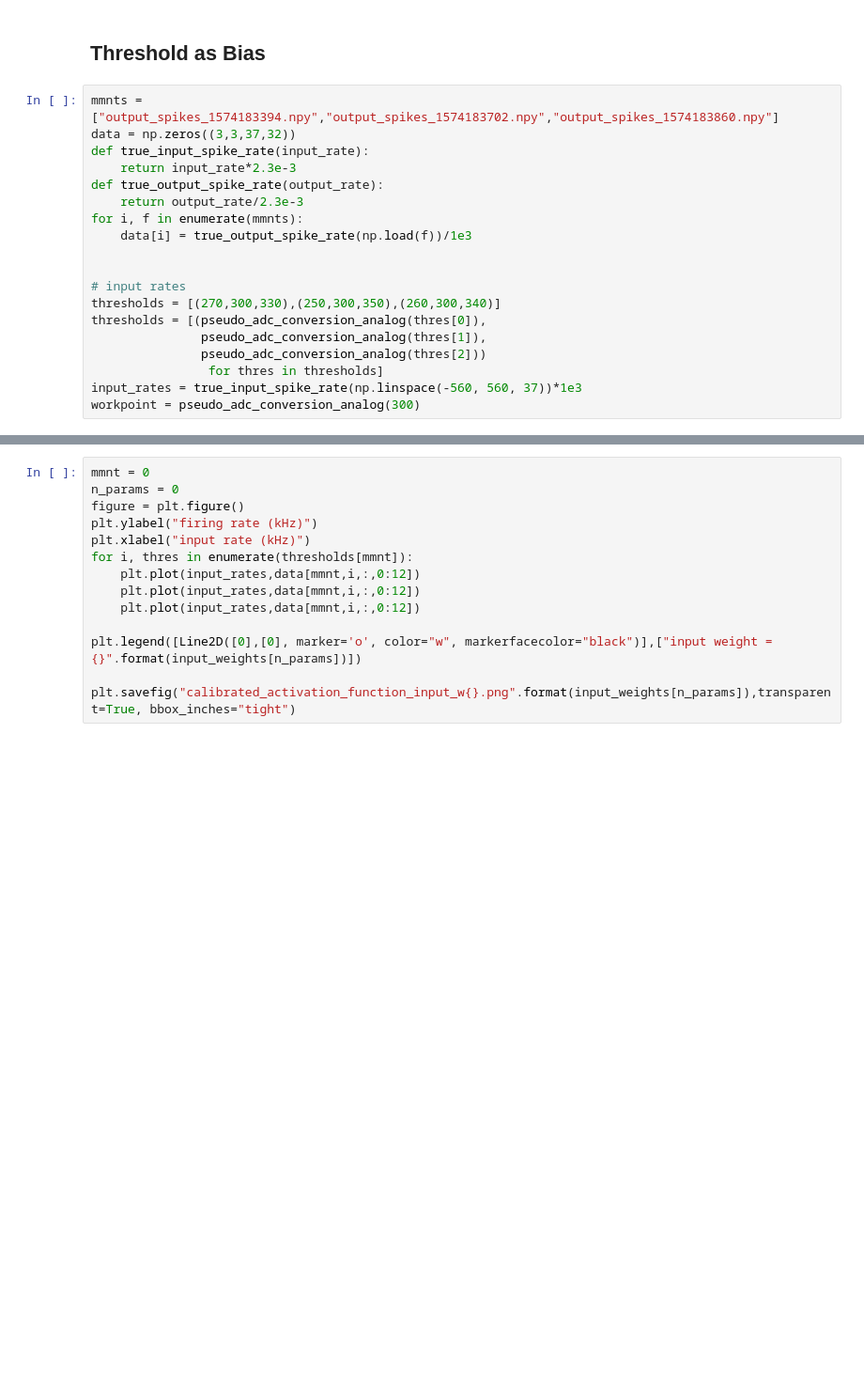
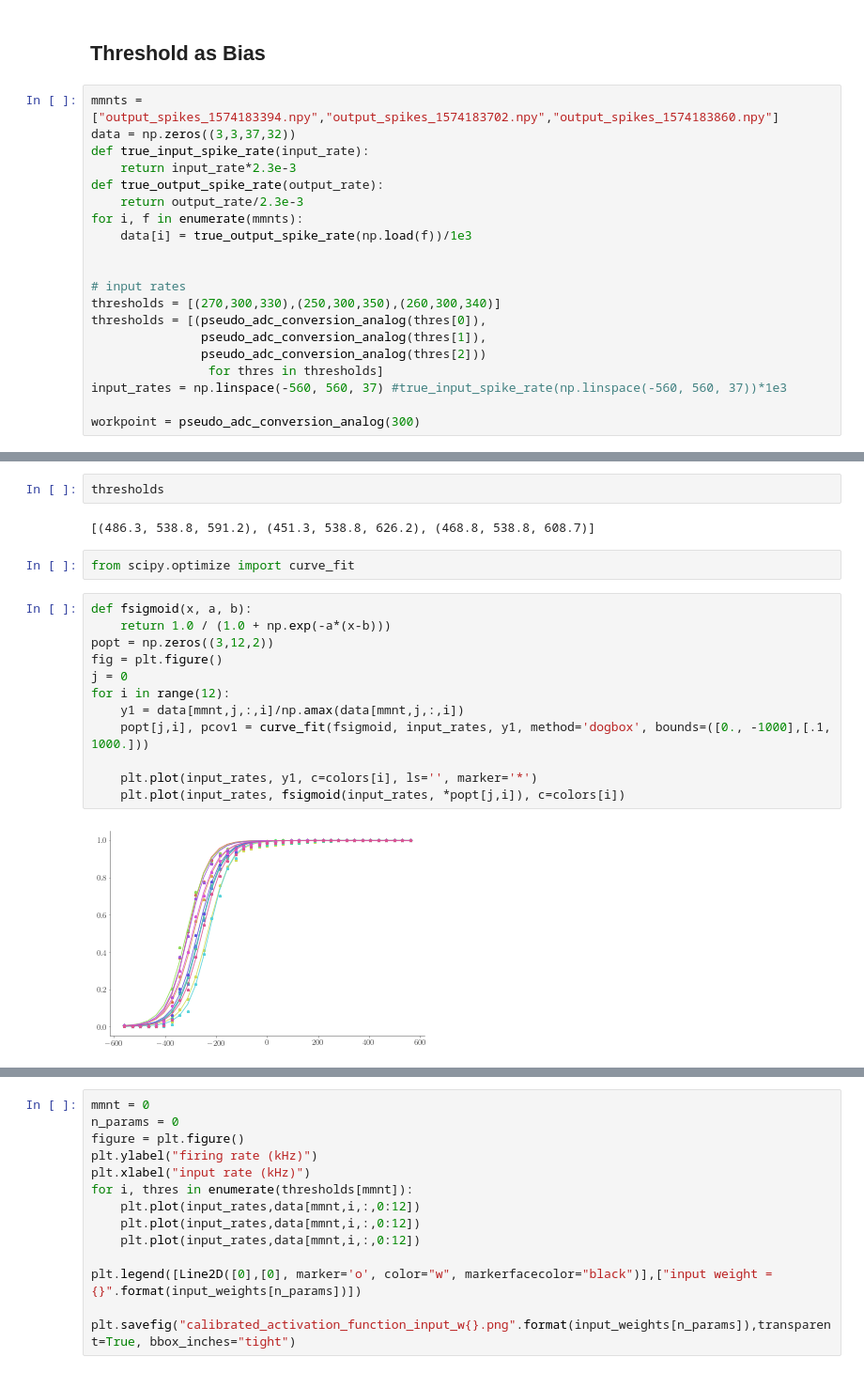
Before and after one commit to simeka/masterthesis, a Jupyter notebook: figures/Activation Function Stuff.ipynb, the cells around one changed output, grey strips where cells are left out. Shown at 94% size. Cells and saved outputs as stored; diff of their text form; blank space fills up the shorter version.

```diff
--- a/figures/Activation Function Stuff.ipynb
+++ b/figures/Activation Function Stuff.ipynb
@@ -313,7 +312,8 @@ thresholds = [(pseudo_adc_conversion_analog(thres[0]),
                pseudo_adc_conversion_analog(thres[1]),
                pseudo_adc_conversion_analog(thres[2]))
                 for thres in thresholds]
-input_rates = true_input_spike_rate(np.linspace(-560, 560, 37))*1e3
+input_rates = np.linspace(-560, 560, 37) #true_input_spike_rate(np.linspace(-560, 560, 37))*1e3
+
 workpoint = pseudo_adc_conversion_analog(300)
 # %%
 mmnt = 0
@@ -336,0 +336,20 @@ plt.savefig("bias_for_activation_function.png",transparent=True, bbox_inches="ti
+# %%
+thresholds
+# %% [output]
+[(486.3, 538.8, 591.2), (451.3, 538.8, 626.2), (468.8, 538.8, 608.7)]
+# %%
+from scipy.optimize import curve_fit
+# %%
+def fsigmoid(x, a, b):
+    return 1.0 / (1.0 + np.exp(-a*(x-b)))
+popt = np.zeros((3,12,2))
+fig = plt.figure()
+j = 0
+for i in range(12):
+    y1 = data[mmnt,j,:,i]/np.amax(data[mmnt,j,:,i])
+    popt[j,i], pcov1 = curve_fit(fsigmoid, input_rates, y1, method='dogbox', bounds=([0., -1000],[.1, 1000.]))
+
+    plt.plot(input_rates, y1, c=colors[i], ls='', marker='*')
+    plt.plot(input_rates, fsigmoid(input_rates, *popt[j,i]), c=colors[i])
+# %% [output]
+[figure, added]
```
Also changed, not shown: parts of 10 cells of this notebook, 10 other files.
